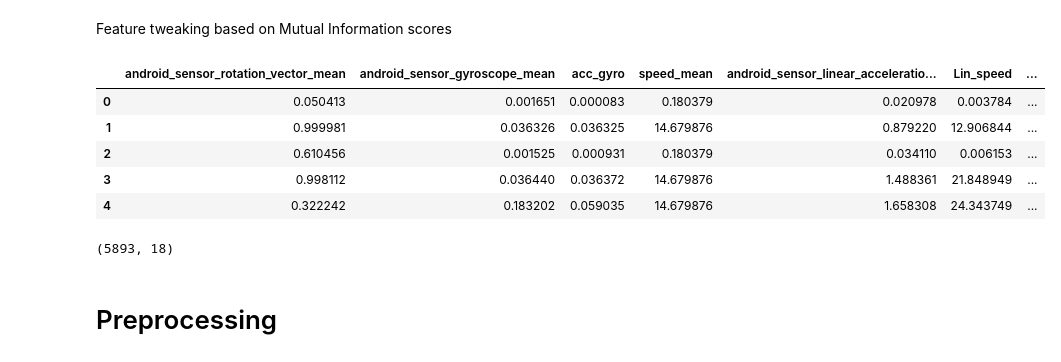
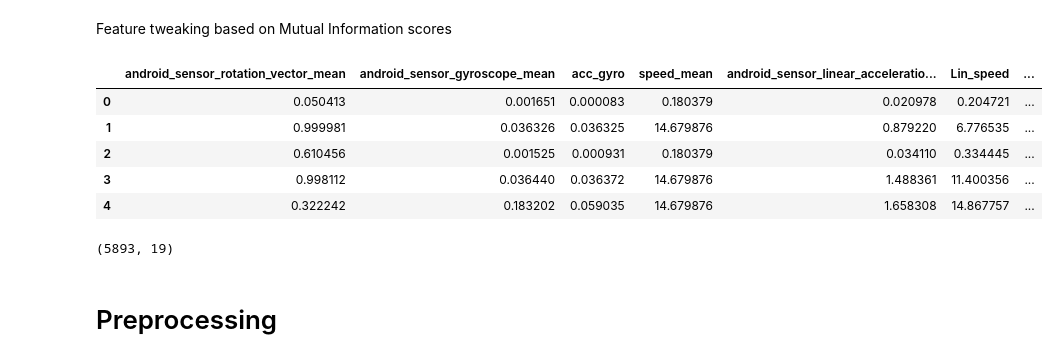
Before and after one commit to Pathi-rao/Buildweeks, a Jupyter notebook: Buildweek2/Feature-eng.ipynb, the cells around one changed output. Cells and saved outputs as stored; diff of their text form; code cells hidden in the pictures.

```diff
--- a/Buildweek2/Feature-eng.ipynb
+++ b/Buildweek2/Feature-eng.ipynb
@@ -274,26 +274,29 @@ Feature tweaking based on Mutual Information scores
 # %%
 #literature suggests that this two features are better when paired
 #source: https://www.news-medical.net/health/Types-of-sensors-in-wearable-fitness-trackers.aspx
 df["acc_gyro"] = df.android_sensor_rotation_vector_mean * df.android_sensor_gyroscope_mean
 
 #also linear speed would be speed of movement on a straight linear
-df["Lin_speed"] = df.speed_mean * df.android_sensor_linear_acceleration_mean
+df["Lin_speed"] = df.android_sensor_accelerometer_min * df.android_sensor_linear_acceleration_mean
 
 #feature to track change in motion in around direction
-df["still_sensor"] = df.speed_mean / df.android_sensor_rotation_vector_mean
+df["still_sensor"] = df.android_sensor_rotation_vector_max * df.android_sensor_rotation_vector_mean
+
+#testing
+df["new_feature"] = df.android_sensor_rotation_vector_max / df.android_sensor_rotation_vector_mean
 
 df[["android_sensor_rotation_vector_mean", "android_sensor_gyroscope_mean", "acc_gyro", "speed_mean", "android_sensor_linear_acceleration_mean", "Lin_speed", "still_sensor"]].head()
 # %% [output]
 |  | android_sensor_rotation_vector_mean | android_sensor_gyroscope_mean | acc_gyro | speed_mean | android_sensor_linear_acceleratio... | Lin_speed | ... |
-| 0 | 0.050413 | 0.001651 | 0.000083 | 0.180379 | 0.020978 | 0.003784 | ... |
-| 1 | 0.999981 | 0.036326 | 0.036325 | 14.679876 | 0.879220 | 12.906844 | ... |
-| 2 | 0.610456 | 0.001525 | 0.000931 | 0.180379 | 0.034110 | 0.006153 | ... |
-| 3 | 0.998112 | 0.036440 | 0.036372 | 14.679876 | 1.488361 | 21.848949 | ... |
-| 4 | 0.322242 | 0.183202 | 0.059035 | 14.679876 | 1.658308 | 24.343749 | ... |
+| 0 | 0.050413 | 0.001651 | 0.000083 | 0.180379 | 0.020978 | 0.204721 | ... |
+| 1 | 0.999981 | 0.036326 | 0.036325 | 14.679876 | 0.879220 | 6.776535 | ... |
+| 2 | 0.610456 | 0.001525 | 0.000931 | 0.180379 | 0.034110 | 0.334445 | ... |
+| 3 | 0.998112 | 0.036440 | 0.036372 | 14.679876 | 1.488361 | 11.400356 | ... |
+| 4 | 0.322242 | 0.183202 | 0.059035 | 14.679876 | 1.658308 | 14.867757 | ... |
 # %%
 df.shape
 # %% [output]
-(5893, 18)
+(5893, 19)
 # %%
 df.to_csv("fe_still.csv", index = False)
 # %% [markdown]
```
Also changed, not shown: parts of 2 cells of this notebook, 11 other files.
